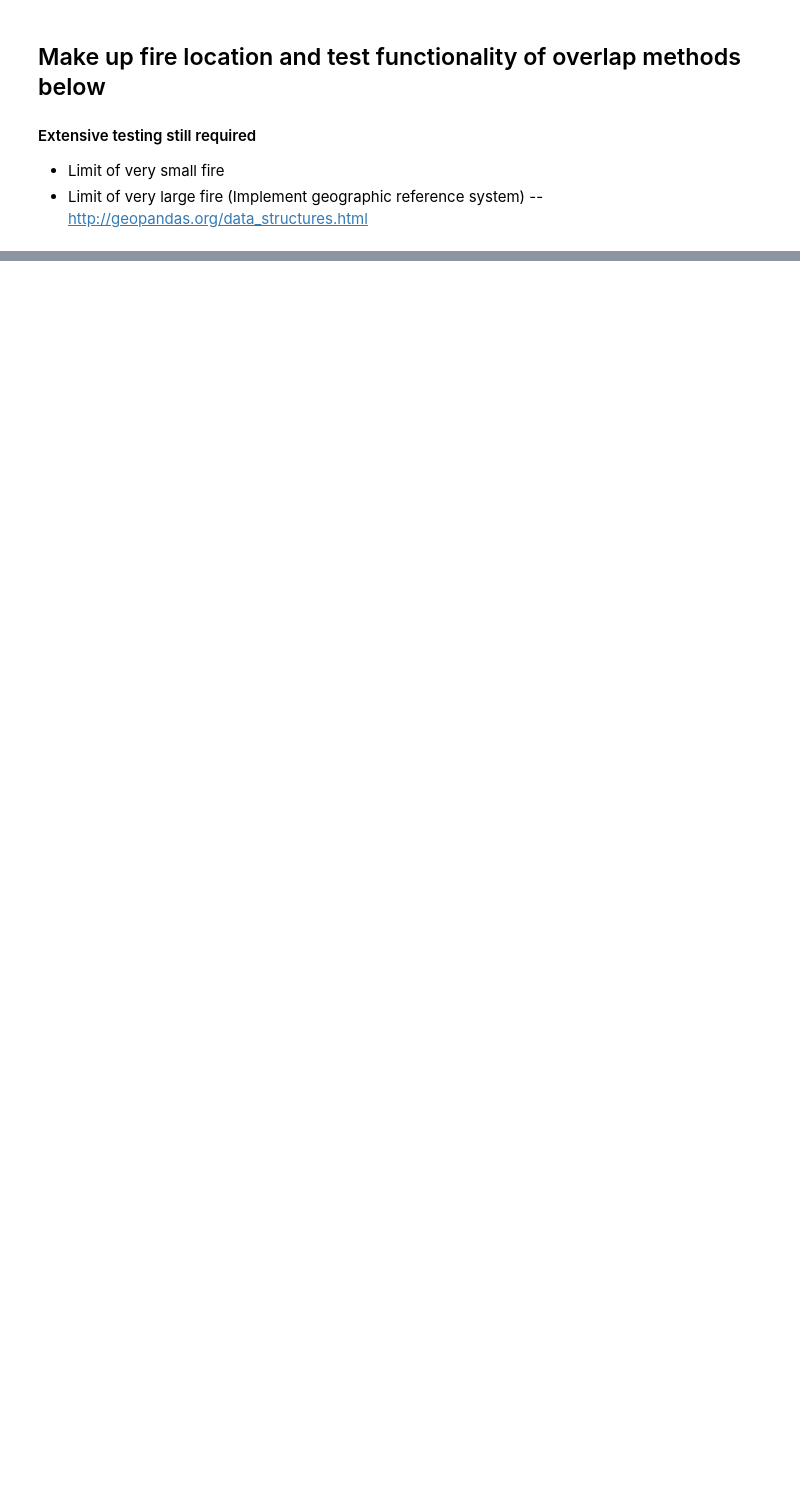
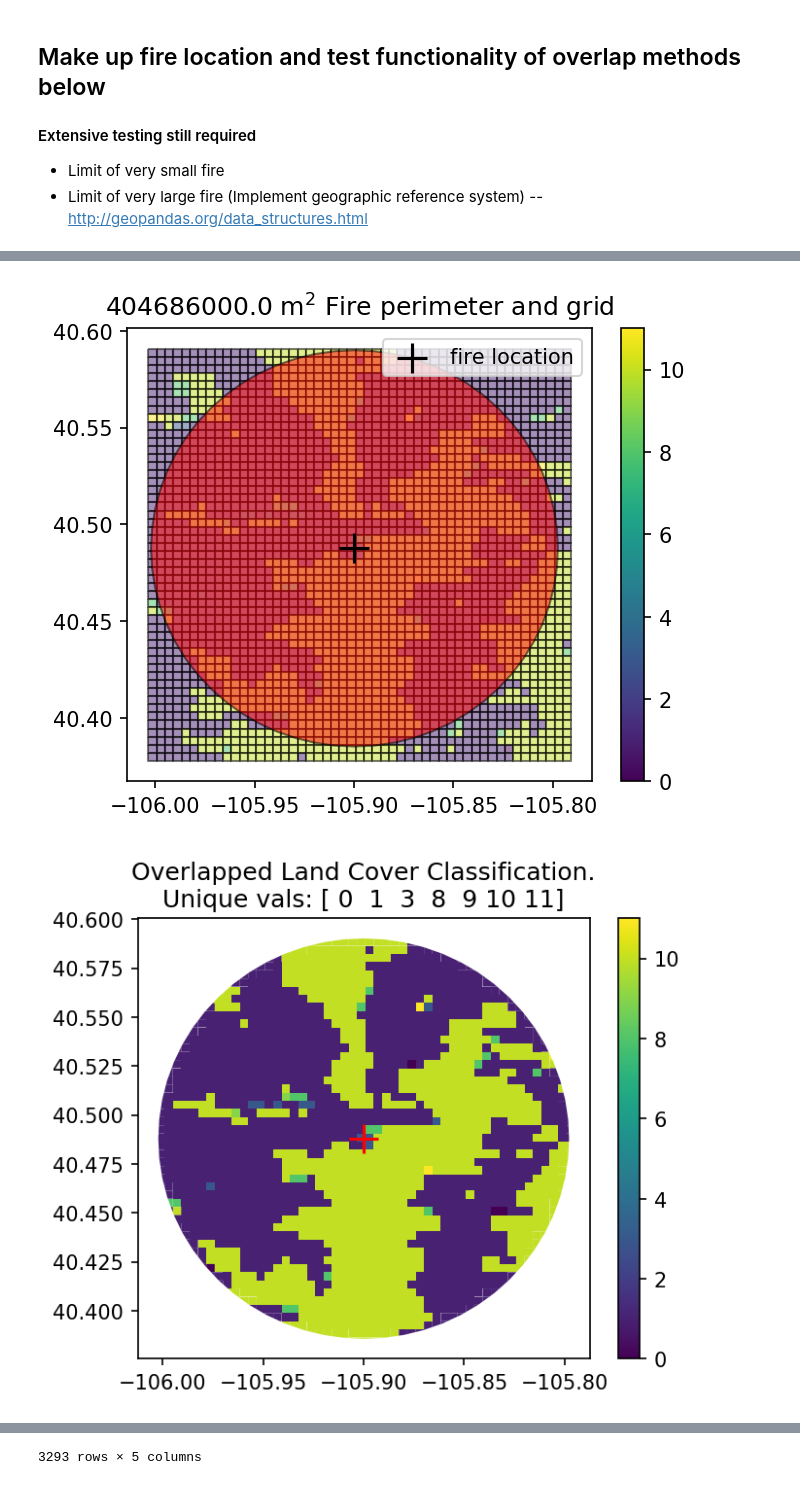
Before and after one commit to stevenjoelbrey/metSpread, a Jupyter notebook: Python/assign_MODIS_land_cover_to_FPA_FOD.ipynb, the cells around one changed output, grey strips where cells are left out. Drawn from its saved outputs; the diff is of its cells as text; code cells hidden in the pictures; blank space fills up the shorter version.

```diff
--- a/Python/assign_MODIS_land_cover_to_FPA_FOD.ipynb
+++ b/Python/assign_MODIS_land_cover_to_FPA_FOD.ipynb
@@ -37,6 +37,26 @@ print str(acres_per_cell) + ": acres per modis land cover grid cell"
 |14|Cropland/Natural vegetation mosaic|
 |15|Snow and ice|
 |16|Barren or sparsely vegetated|
+# %%
+# Make that nice table into a dictionary that can be called.
+LC_dict = {0:"Water",
+           1:"Evergreen Needleleaf forest",
+           2:"Evergreen Broadleaf forest",
+           3:"Deciduous Needleleaf forest",
+           4:"Deciduous Broadleaf forest",
+           5:"Mixed forest",
+           6:"Closed shrublands",
+           7:"Open shrublands",
+           8:"Woody savannas",
+           9:"Savannas",
+           10:"Grasslands",
+           11:"Permanent wetlands",
+           12:"Croplands",
+           13:"Urban and built-up",
+           14:"Cropland/Natural vegetation mosaic",
+           15:"Snow and ice",
+           16:"Barren or sparsely vegetated"
+          }
 # %% [markdown]
 This means that the 0.5 km modis land cover can resolve sub wildfire burn scar land cover types, i.e. it is and should be possible to estimate the different land covers that are consumed by large wildfires.
 # %% [markdown]
@@ -392,0 +339,43 @@ for poly in polygons:
+# %%
+# Show the geodataframe rectangles and fire circle
+fig, ax = plt.subplots(1, 1, dpi=150, figsize=(5,4))
+grid_polys_df.plot(ax=ax, column='grid_LC_val' ,alpha=0.5, edgecolor='black', legend=True);
+fire_polys_df.plot(ax=ax, color='red', alpha=0.5, edgecolor='black');
+plt.scatter(fire_lon, fire_lat, color="black",marker="+", label="fire location", s=200)
+plt.title(str(fire_area_m2) +" m$^{2}$ Fire perimeter and grid")
+plt.legend()
+plt.show()
+
+# Show the overlapping grid cells and color code by land cover type
+fig, ax = plt.subplots(1, 1, dpi=150, figsize=(5,4))
+res_intersection.plot(ax=ax, column='grid_LC_val', legend=True) # edgecolor='black'
+plt.scatter(fire_lon, fire_lat, color="red", marker="+", label="fire location", s=200)
+plt.title("Overlapped Land Cover Classification.\nUnique vals: "
+          + str(np.unique(res_intersection["grid_LC_val"])))
+plt.show()
+
+# Show what percent of the circle area is made up by each overlapping grid box.
+fig, ax = plt.subplots(1, 1, dpi=150, figsize=(5,4))
+res_intersection.plot(ax=ax, column='percent_of_fire_area', cmap="Reds", legend=True) # edgecolor='black',
+plt.scatter(fire_lon, fire_lat, color="red", marker="+", label="fire location", s=200)
+plt.title("Color coded by % of fire (circle) area")
+plt.show()
+
+# Show a bar chart that shows the spatial distribution of land-cover
+plt.figure(dpi=150, figsize=(5,4))
+plt.bar(x=LC_types, height=percent_area)
+plt.xticks(rotation='vertical')
+plt.xlabel("land cover type consumed")
+plt.ylabel("Proportion Fire Burn Area")
+plt.title("Fraction of Land Cover Consumed by fire")
+plt.show()
+
+print "Max percent of circle area for a single gridcell: " + str(np.max(res_intersection['percent_of_fire_area']))
+print "Min percent of circle area for a single gridcell: " + str(np.min(res_intersection['percent_of_fire_area']))
+print "Sum of all percent overlap values: " + str(np.sum(res_intersection['percent_of_fire_area']))
+
+# Look at the dataframe
+res_intersection
+# %% [output]
+[figure, added]
+[figure, added]
@@ -392,0 +404 @@ for poly in polygons:
+3293 rows × 5 columns
```
Also changed, not shown: parts of 18 cells of this notebook.
